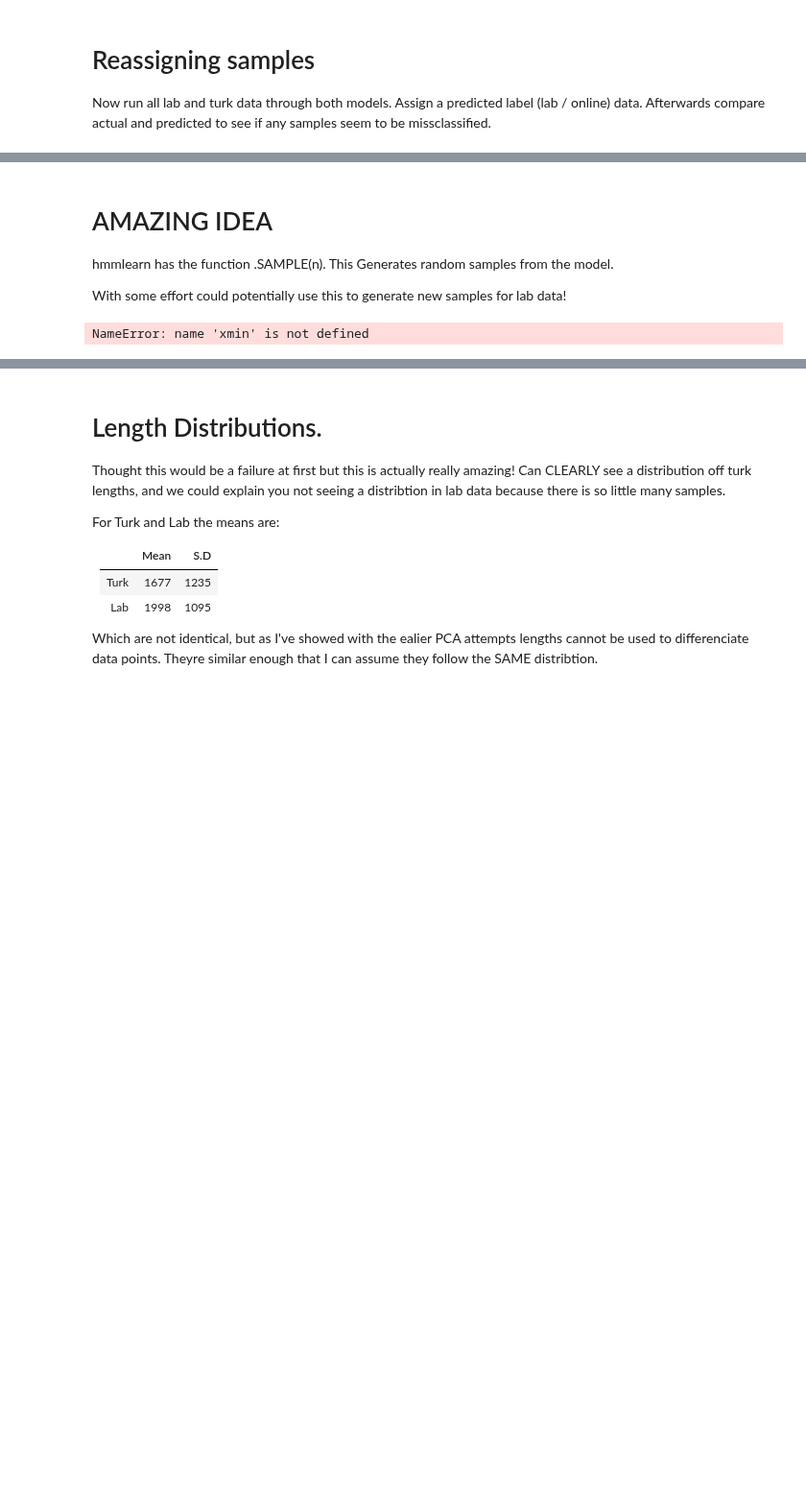
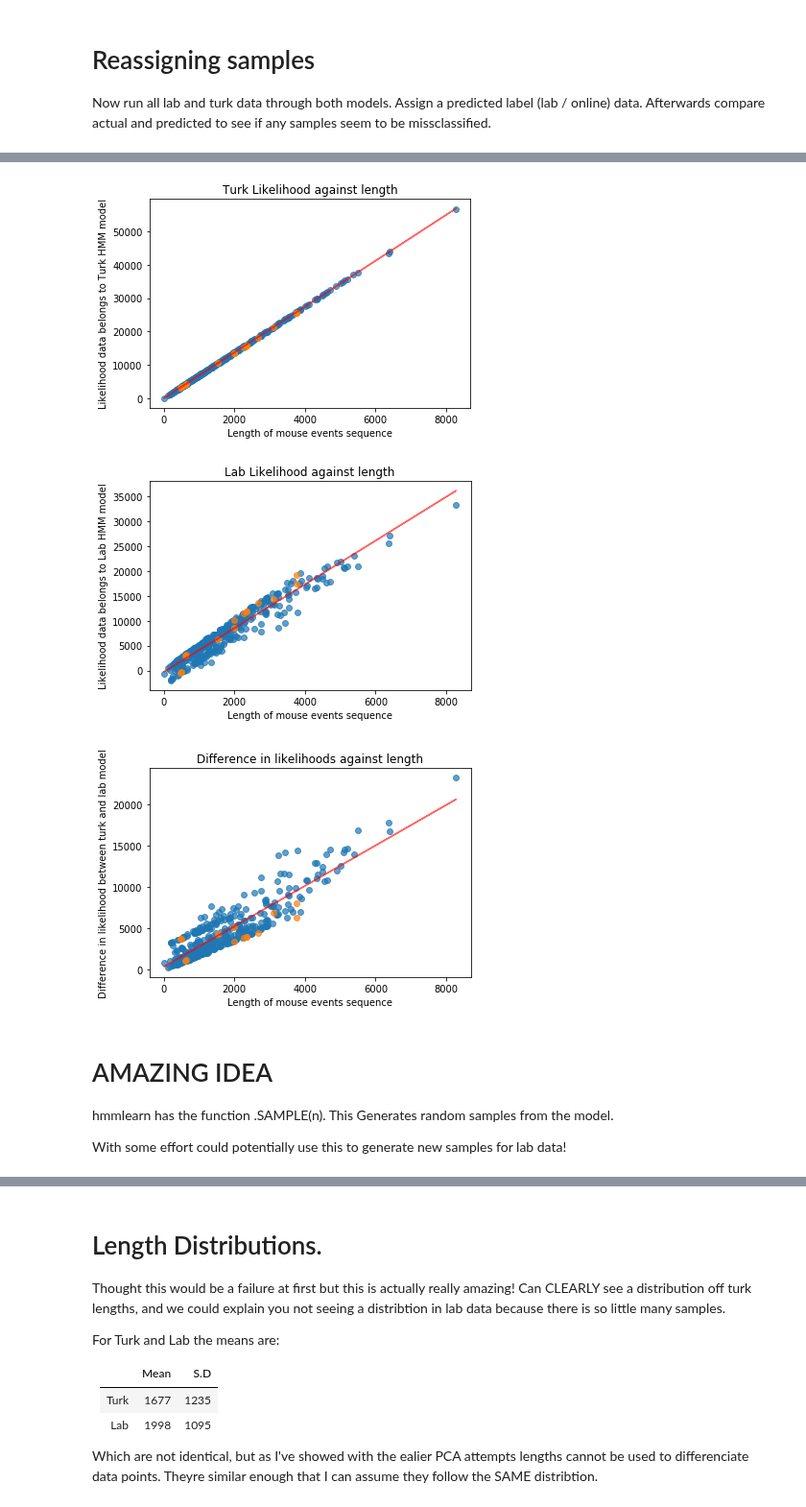
Before and after one commit to DJSaunders1997/Masters-Project, a Jupyter notebook: HMM.ipynb, the cells around one changed output, grey strips where cells are left out. Shown at 96% size. Saved outputs shown, nothing was run; the diff lists cells and outputs as text; code cells hidden in the pictures; blank space fills up the shorter version.

Commit message:
Created likelihood against length plots

```diff
--- a/HMM.ipynb
+++ b/HMM.ipynb
@@ -486,7 +486,7 @@ def compare_model_liklihoods(turk_model, lab_model, data, lengths, IDs):
 
         start_i = lengths[i]
 
-    df = pd.DataFrame.from_records(res, columns =['Turk Likelihoods', 'Lab likelihoods', 'Difference', 'ID'])
+    df = pd.DataFrame.from_records(res, columns =['Turk likelihoods', 'Lab likelihoods', 'Difference', 'ID'])
 
     return df
 
@@ -517,0 +539,2 @@ Turk Likelihoods  Lab likelihoods   Difference              ID
+# %%
+np.array(df_turk_diff['Turk likelihoods'].append(df_lab_diff['Turk likelihoods'])).reshape(1,-1)
@@ -518,3 +559,51 @@ Turk Likelihoods  Lab likelihoods   Difference              ID
+# %%
+from sklearn.linear_model import LinearRegression
+
+# Turk plot
+plt.scatter(turk_lengths, df_turk_diff['Turk likelihoods'], alpha=0.7)
+plt.scatter(lab_lengths, df_lab_diff['Turk likelihoods'], alpha=0.7)
+plt.title('Turk Likelihood against length')
+plt.xlabel('Length of mouse events sequence')
+plt.ylabel('Likelihood data belongs to Turk HMM model')
+
+X = np.array(turk_lengths+lab_lengths).reshape(-1,1)
+y = np.array(df_turk_diff['Turk likelihoods'].append(df_lab_diff['Turk likelihoods'])).reshape(-1,1)
+reg = LinearRegression().fit(X, y)
+pred=reg.predict(X)
+plt.plot(X, pred, 'r', alpha=0.6)
+plt.show()
+
+# Lab plot
+plt.scatter(turk_lengths, df_turk_diff['Lab likelihoods'], alpha=0.7)
+plt.scatter(lab_lengths, df_lab_diff['Lab likelihoods'], alpha=0.7)
+plt.title('Lab Likelihood against length')
+plt.xlabel('Length of mouse events sequence')
+plt.ylabel('Likelihood data belongs to Lab HMM model')
+
+X = np.array(turk_lengths+lab_lengths).reshape(-1,1)
+y = np.array(df_turk_diff['Lab likelihoods'].append(df_lab_diff['Lab likelihoods'])).reshape(-1,1)
+reg = LinearRegression().fit(X, y)
+pred=reg.predict(X)
+plt.plot(X, pred, 'r', alpha=0.6)
+plt.show()
+
+# Difference plot
+plt.scatter(turk_lengths, df_turk_diff['Difference'], alpha=0.7)
+plt.scatter(lab_lengths, df_lab_diff['Difference'], alpha=0.7)
+plt.title('Difference in likelihoods against length')
+plt.xlabel('Length of mouse events sequence')
+plt.ylabel('Difference in likelihood between turk and lab model')
+
+X = np.array(turk_lengths+lab_lengths).reshape(-1,1)
+y = np.array(df_turk_diff['Difference'].append(df_lab_diff['Difference'])).reshape(-1,1)
+reg = LinearRegression().fit(X, y)
+pred=reg.predict(X)
+plt.plot(X, pred, 'r', alpha=0.6)
+plt.show()
+# %% [output]
+[figure, added]
+[figure, added]
+[figure, added]
 # %% [markdown]
 # AMAZING IDEA
 
@@ -550,13 +667 @@ plt.show()
 ''';
-# %%
-from scipy.stats import norm
-
-data = turk_lengths
-ogdata = np.log(data)
-estimated_mu, estimated_sigma = norm.fit(logdata)
-
-x = np.linspace(xmin, xmax, 100)
-pdf = norm.pdf(x, loc=estimated_mu, scale=estimated_sigma)
-plt.plot(x, pdf, 'k')
-# %% [output]
-NameError: name 'xmin' is not defined
```
Also changed, not shown: parts of 44 cells of this notebook.
